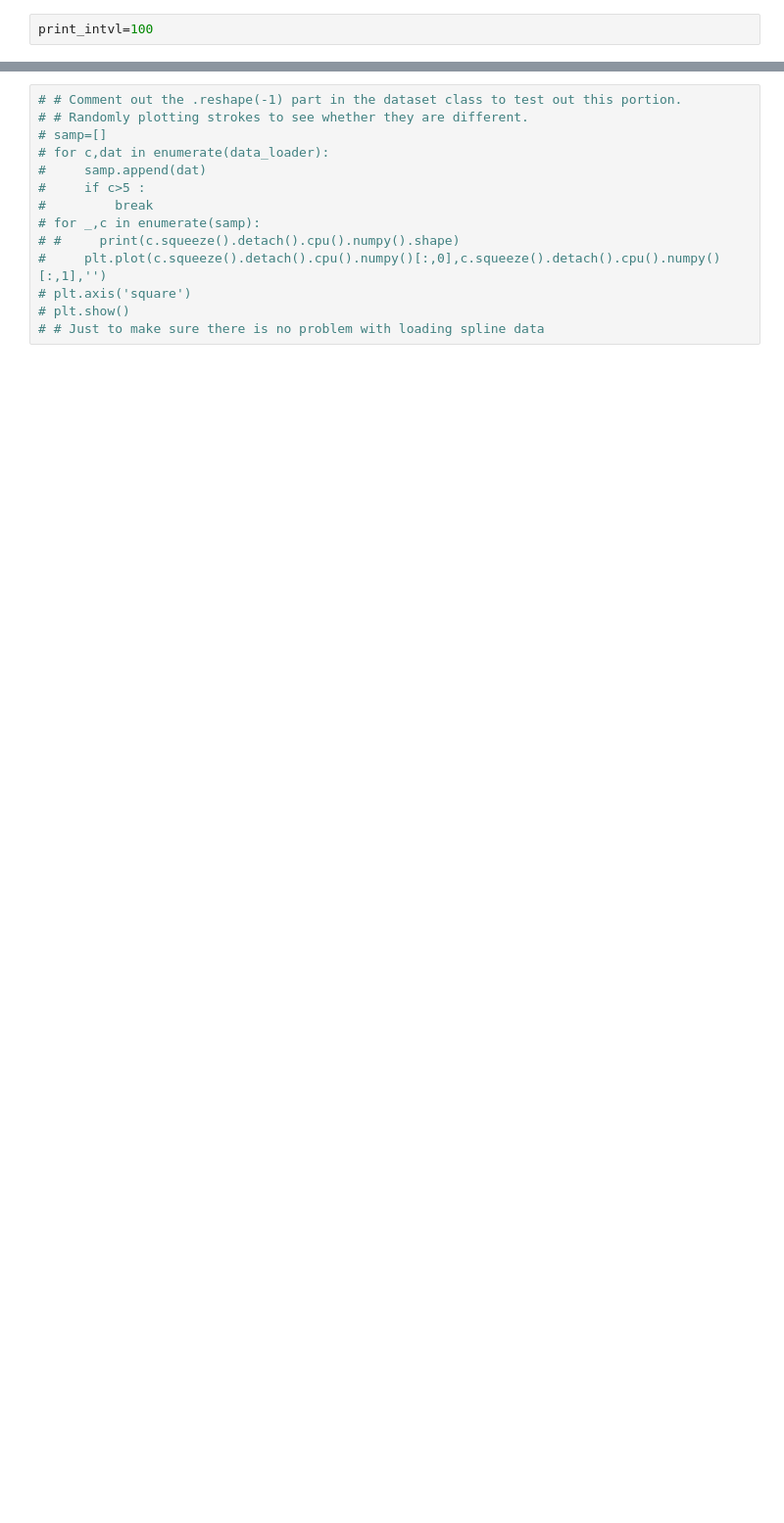
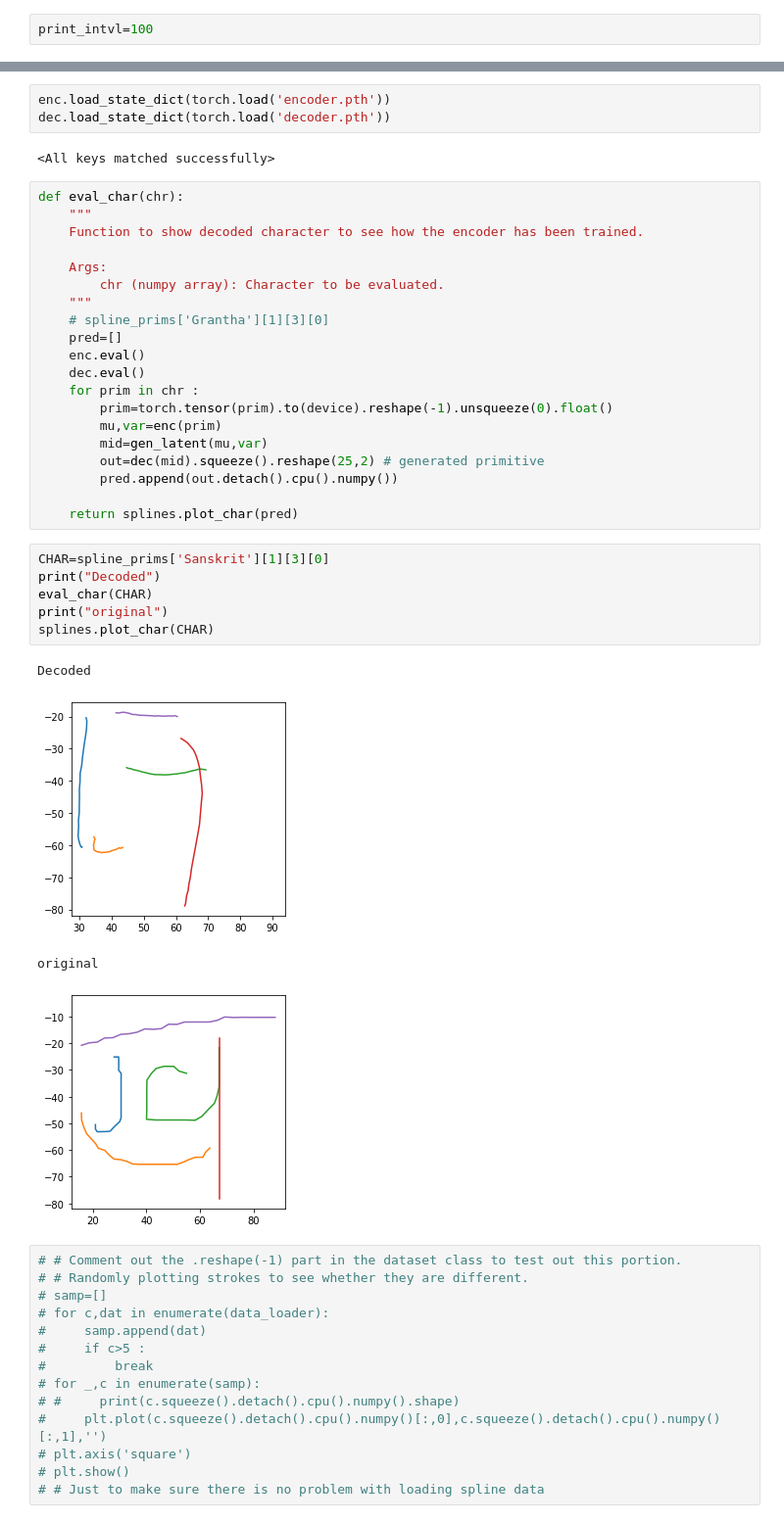
Before and after one commit to SomTambe/omniglot-bcs, a Jupyter notebook: models.ipynb, the cells around one changed output, grey strips where cells are left out. Shown: that part at 98% size. Drawn from its saved outputs; the diff is of its cells as text; blank space fills up the shorter version.

```diff
--- a/models.ipynb
+++ b/models.ipynb
@@ -267,3 +298,39 @@ plt.show()
+# %%
+enc.load_state_dict(torch.load('encoder.pth'))
+dec.load_state_dict(torch.load('decoder.pth'))
+# %% [output]
+<All keys matched successfully>
+# %%
+def eval_char(chr):
+    """
+    Function to show decoded character to see how the encoder has been trained.
+
+    Args:
+        chr (numpy array): Character to be evaluated.
+    """
+    # spline_prims['Grantha'][1][3][0]
+    pred=[]
+    enc.eval()
+    dec.eval()
+    for prim in chr :
+        prim=torch.tensor(prim).to(device).reshape(-1).unsqueeze(0).float()
+        mu,var=enc(prim)
+        mid=gen_latent(mu,var)
+        out=dec(mid).squeeze().reshape(25,2) # generated primitive
+        pred.append(out.detach().cpu().numpy())
+
+    return splines.plot_char(pred)
+# %%
+CHAR=spline_prims['Sanskrit'][1][3][0]
+print("Decoded")
+eval_char(CHAR)
+print("original")
+splines.plot_char(CHAR)
+# %% [output]
+Decoded
+[figure, added]
+original
+[figure, added]
 # %%
 # # Comment out the .reshape(-1) part in the dataset class to test out this portion.
 # # Randomly plotting strokes to see whether they are different.
```
Also changed, not shown: parts of 10 cells of this notebook.
